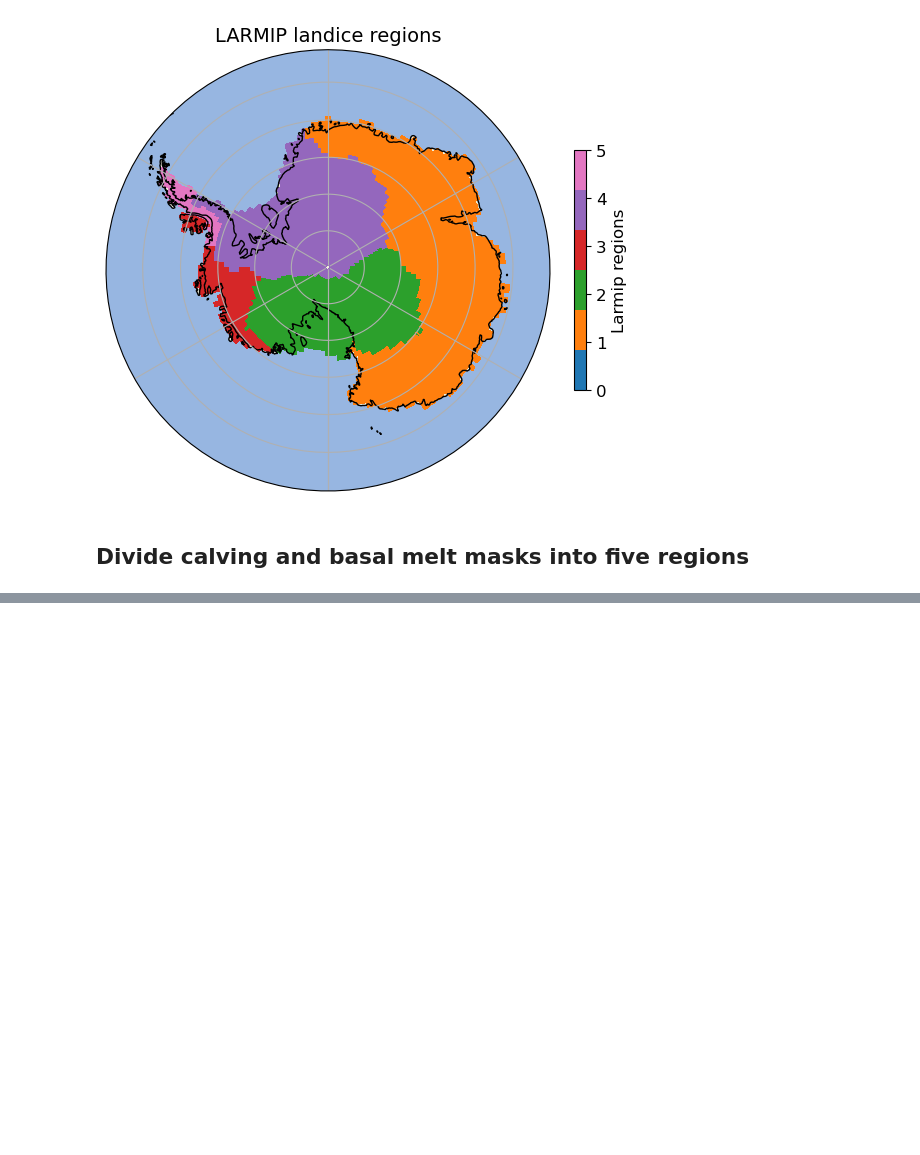
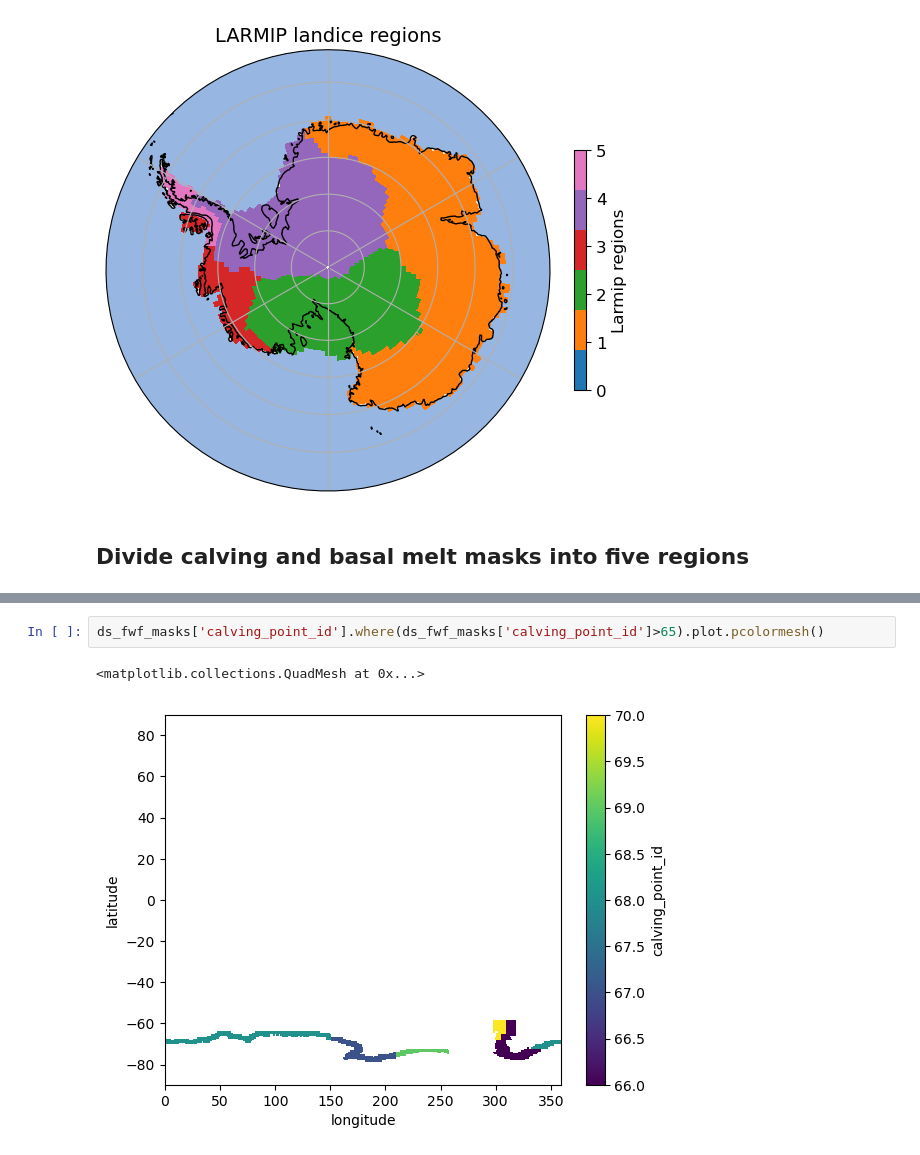
Before and after one commit to evevadeli/ece-interactive-fwf, a Jupyter notebook: runtime/classic/fwf/interactive/notebooks/regridder.ipynb, the cells around one changed output, grey strips where cells are left out. Drawn from its saved outputs; the diff is of its cells as text; blank space fills up the shorter version.

```diff
--- a/runtime/classic/fwf/interactive/notebooks/regridder.ipynb
+++ b/runtime/classic/fwf/interactive/notebooks/regridder.ipynb
@@ -686,0 +744,5 @@ fn_calving_mask =
+# %%
+ds_fwf_masks['calving_point_id'].where(ds_fwf_masks['calving_point_id']>65).plot.pcolormesh()
+# %% [output]
+<matplotlib.collections.QuadMesh at 0x...>
+[figure, added]
```
Also changed, not shown: parts of 33 cells of this notebook.
